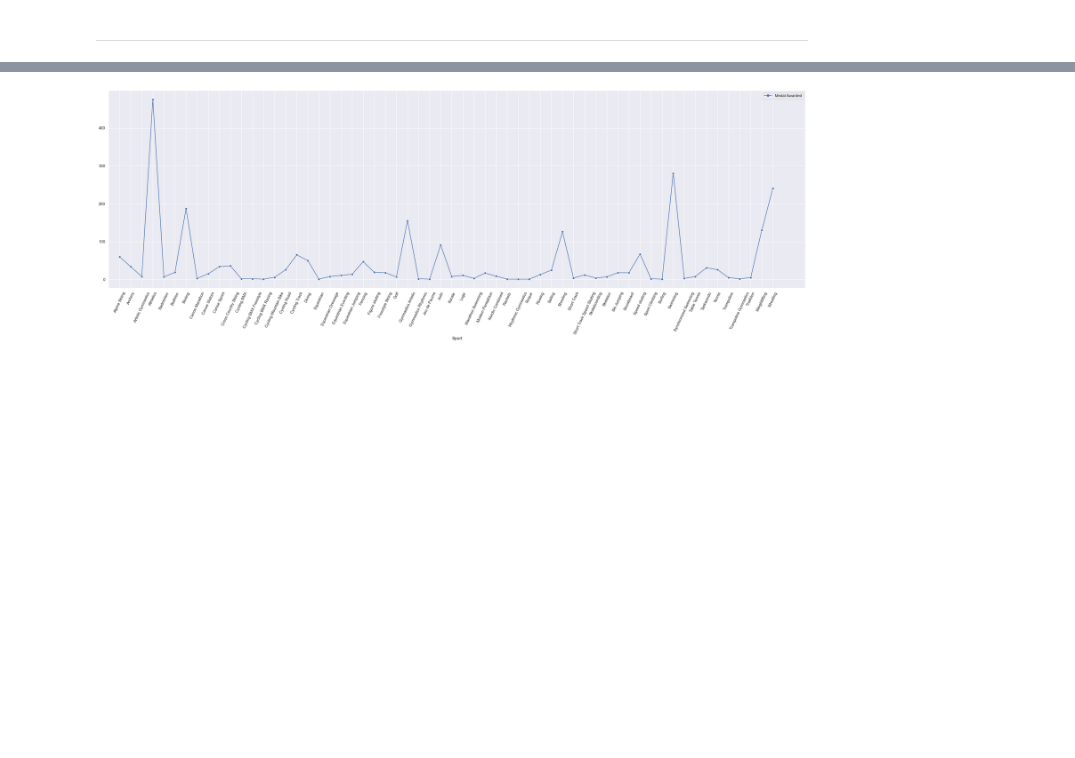
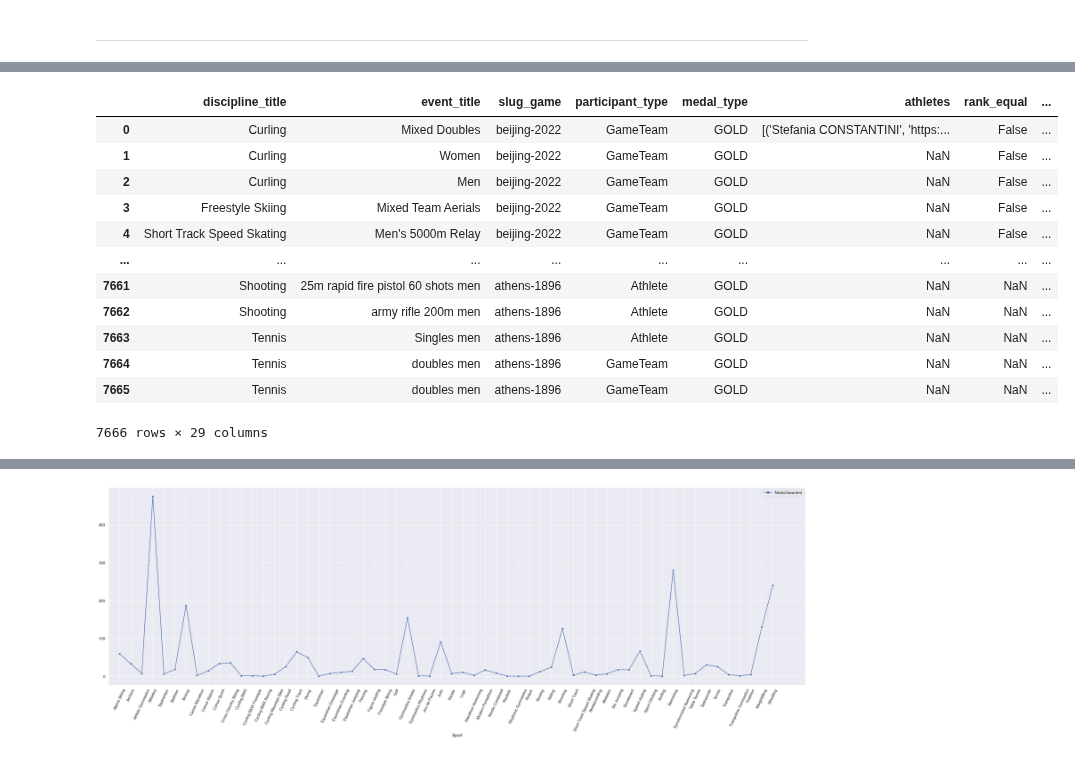
Before and after one commit to ubco-W2022T2-data301/project-group-group17, a Jupyter notebook: analysis/notebooks/analysis_dylan.ipynb, the cells around one changed output, grey strips where cells are left out. Saved outputs shown, nothing was run; the diff lists cells and outputs as text; code cells hidden in the pictures; blank space fills up the shorter version.

```diff
--- a/analysis/notebooks/analysis_dylan.ipynb
+++ b/analysis/notebooks/analysis_dylan.ipynb
@@ -205,6 +210,21 @@ mergedDF
 # %%
-Gold = mergedDF[mergedDF['Medal Awarded'] == 'GOLD']
-Silver = mergedDF[mergedDF['Medal Awarded'] == 'SILVER']
-Bronze = mergedDF[mergedDF['Medal Awarded'] == 'BRONZE']
+Gold = Research_df_merged_full[Research_df_merged_full['medal_type'] == 'GOLD']
+Gold.reset_index(drop=True)
+#Silver = mergedDF[mergedDF['Medal Awarded'] == 'SILVER']
+#Bronze = mergedDF[mergedDF['Medal Awarded'] == 'BRONZE']
+# %% [output]
+|  | discipline_title | event_title | slug_game | participant_type | medal_type | athletes | rank_equal | ... |
+| 0 | Curling | Mixed Doubles | beijing-2022 | GameTeam | GOLD | [('Stefania CONSTANTINI', 'https:... | False | ... |
+| 1 | Curling | Women | beijing-2022 | GameTeam | GOLD | NaN | False | ... |
+| 2 | Curling | Men | beijing-2022 | GameTeam | GOLD | NaN | False | ... |
+| 3 | Freestyle Skiing | Mixed Team Aerials | beijing-2022 | GameTeam | GOLD | NaN | False | ... |
+| 4 | Short Track Speed Skating | Men's 5000m Relay | beijing-2022 | GameTeam | GOLD | NaN | False | ... |
+| ... | ... | ... | ... | ... | ... | ... | ... | ... |
+| 7661 | Shooting | 25m rapid fire pistol 60 shots men | athens-1896 | Athlete | GOLD | NaN | NaN | ... |
+| 7662 | Shooting | army rifle 200m men | athens-1896 | Athlete | GOLD | NaN | NaN | ... |
+| 7663 | Tennis | Singles men | athens-1896 | Athlete | GOLD | NaN | NaN | ... |
+| 7664 | Tennis | doubles men | athens-1896 | GameTeam | GOLD | NaN | NaN | ... |
+| 7665 | Tennis | doubles men | athens-1896 | GameTeam | GOLD | NaN | NaN | ... |
+7666 rows × 29 columns
 # %%
 Goldticks = Gold['Sport'].unique()
```
Also changed, not shown: parts of 32 cells of this notebook.
